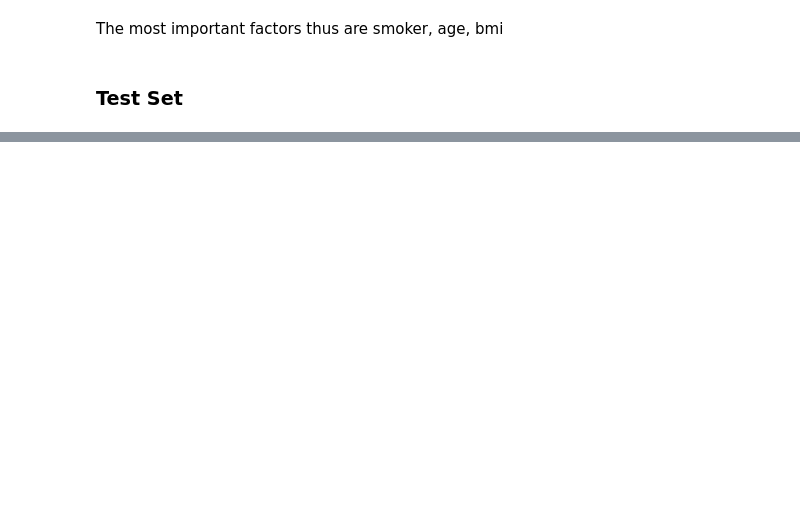
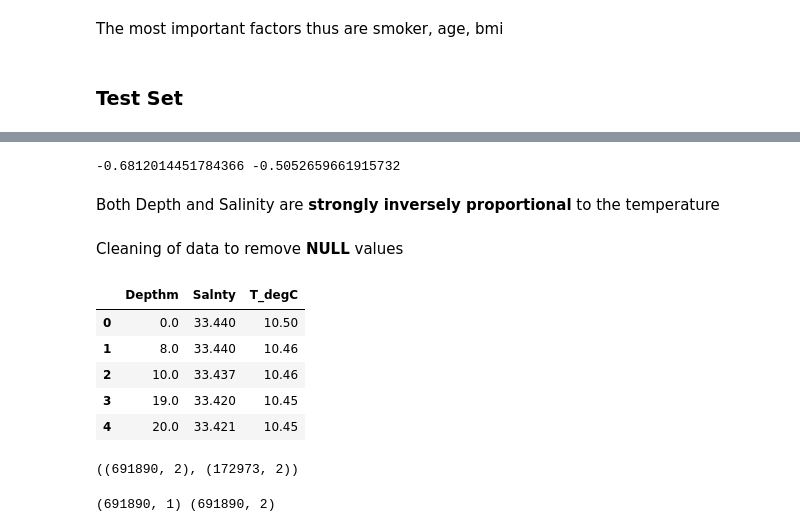
Before and after one commit to DkStine/Machine-Learning, a Jupyter notebook: Linear Regression.ipynb, the cells around one changed output, grey strips where cells are left out. Drawn from its saved outputs; the diff is of its cells as text; code cells hidden in the pictures; blank space fills up the shorter version.

```diff
--- a/Linear Regression.ipynb
+++ b/Linear Regression.ipynb
@@ -543,0 +459,25 @@ The most important factors thus are smoker, age, bmi
+# %%
+temp_wrt_depth = ocean_df.T_degC.corr(ocean_df.Depthm)
+temp_wrt_salinity = ocean_df.T_degC.corr(ocean_df.Salnty)
+
+print(temp_wrt_depth, temp_wrt_salinity)
+# %% [output]
+-0.6812014451784366 -0.5052659661915732
+# %% [markdown]
+Both Depth and Salinity are **strongly inversely proportional** to the temperature
+# %% [markdown]
+Cleaning of data to remove **NULL** values
+# %%
+imputer = SimpleImputer()
+
+imputed_arr = imputer.fit_transform(ocean_df)
+
+ocean_df = pd.DataFrame(imputed_arr, columns = ocean_df.columns)
+ocean_df.head()
+# %% [output]
+|  | Depthm | Salnty | T_degC |
+| 0 | 0.0 | 33.440 | 10.50 |
+| 1 | 8.0 | 33.440 | 10.46 |
+| 2 | 10.0 | 33.437 | 10.46 |
+| 3 | 19.0 | 33.420 | 10.45 |
+| 4 | 20.0 | 33.421 | 10.45 |
@@ -543,0 +498,6 @@ The most important factors thus are smoker, age, bmi
+# %%
+inputs_train, inputs_test, targets_train, targets_test = train_test_split(inputs, targets, test_size = 0.2)
+
+inputs_train.shape, inputs_test.shape
+# %% [output]
+((691890, 2), (172973, 2))
@@ -543,0 +507,12 @@ The most important factors thus are smoker, age, bmi
+# %%
+lr_model = LinearRegression()
+
+lr_model.fit(inputs_train, targets_train)
+# lr_model.coef_, lr_model.intercept_
+
+predict_training = lr_model.predict(inputs_train)
+# print(rmse(predict_training, targets_train))
+
+print(predict_training.shape, inputs_train.shape)
+# %% [output]
+(691890, 1) (691890, 2)
```
Also changed, not shown: parts of 40 cells of this notebook, 1 other file.
